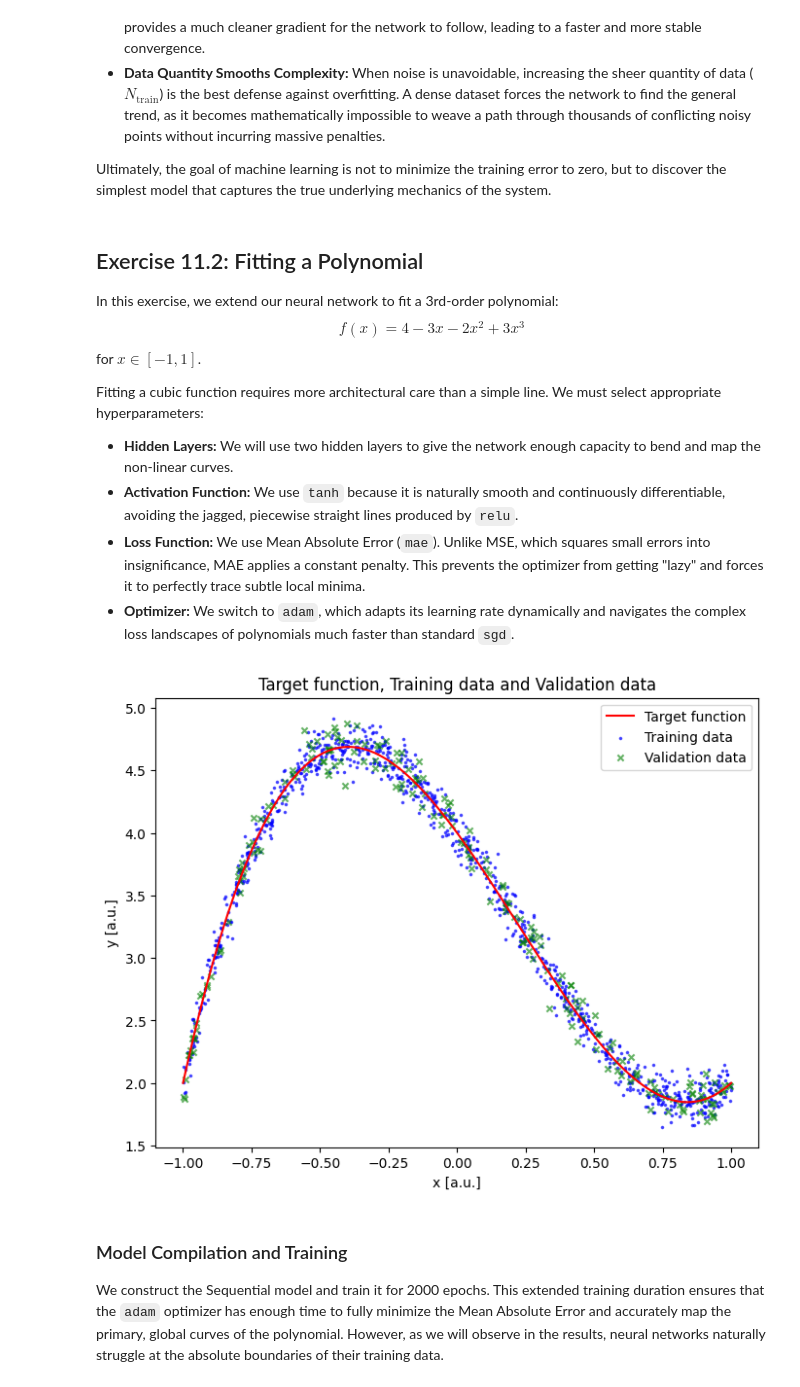
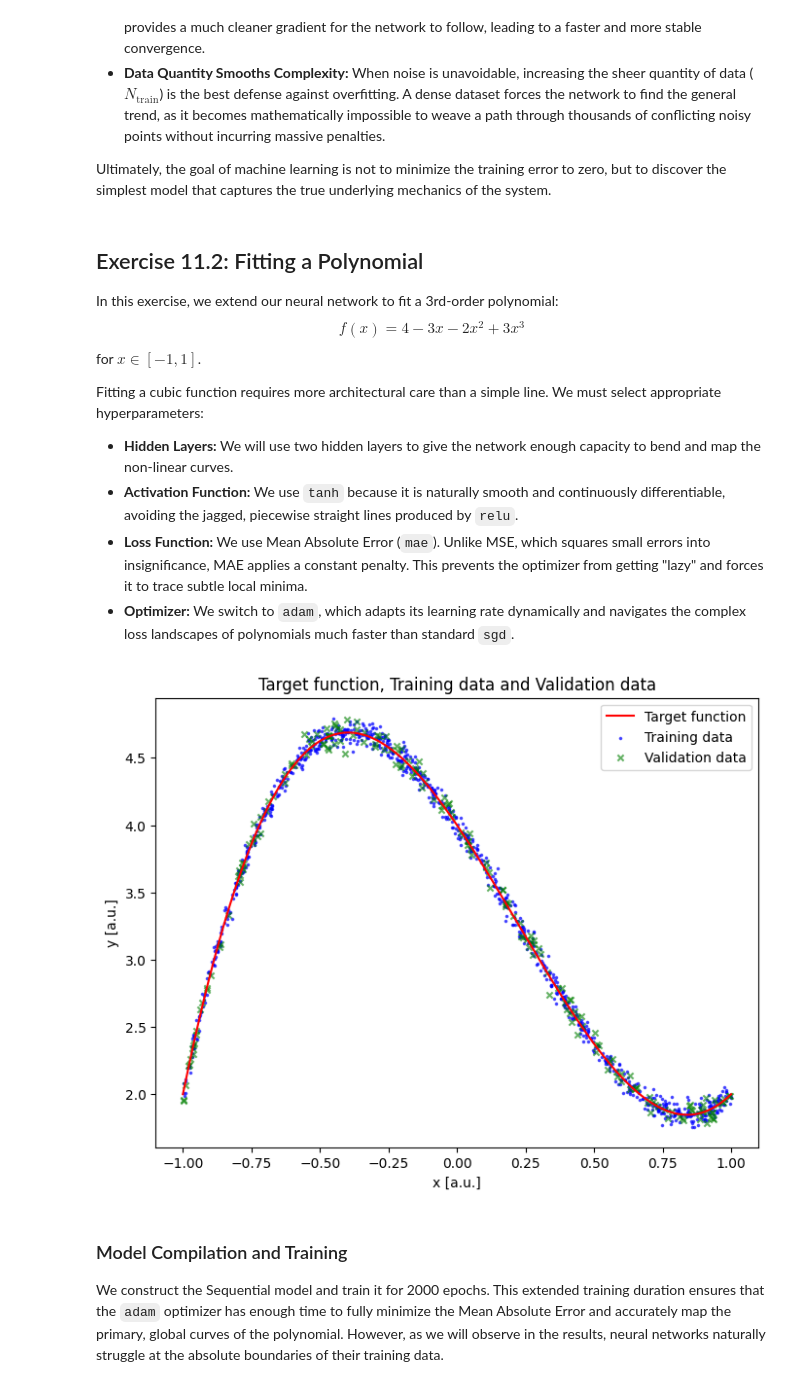
Before and after one commit to giuliagogna/NumericalSimulationLaboratory, a Jupyter notebook: Lab11/exercise11.ipynb, the cells around one changed output. Cells and saved outputs as stored; diff of their text form; code cells hidden in the pictures.

```diff
--- a/Lab11/exercise11.ipynb
+++ b/Lab11/exercise11.ipynb
@@ -289,35 +293,35 @@ for $x \in [-1,1]$.
 Fitting a cubic function requires more architectural care than a simple line. We must select appropriate hyperparameters:
 * **Hidden Layers:** We will use two hidden layers to give the network enough capacity to bend and map the non-linear curves.
 * **Activation Function:** We use `tanh` because it is naturally smooth and continuously differentiable, avoiding the jagged, piecewise straight lines produced by `relu`.
-* **Loss Function:** We use Mean Absolute Error (`mae`). Unlike MSE, which squares small errors into insignificance, MAE applies a constant penalty. This prevents the optimizer from getting "lazy" and forces it to perfectly trace subtle local minima.
+* **Loss Function:** We use Mean Absolute Error (`mae`). Unlike MSE, which squares small errors into insignificance, MAE applies a constant penalty. This prevents the optimizer from getting "lazy" and forces it to trace subtle local minima.
 * **Optimizer:** We switch to `adam`, which adapts its learning rate dynamically and navigates the complex loss landscapes of polynomials much faster than standard `sgd`.
 # %%
 # First plot the function and generate the dataset
 x = np.linspace(-1, 1, 1000)
 y = 4 - 3*x - 2*x**2 + 3*x**3
 
-sigma = 0.1
+sigma = 0.05
 
 np.random.seed(0)
 tf.random.set_seed(0)
 
 x_train = np.random.uniform(-1, 1, 1000)
 x_valid = np.random.uniform(-1, 1, 200)
 y_train = np.random.normal((4 - 3*x_train - 2*x_train**2 + 3*x_train**3), sigma)
 y_valid = np.random.normal((4 - 3*x_valid - 2*x_valid**2 + 3*x_valid**3), sigma)
 
 plt.figure(figsize=(8,6))
 plt.plot(x, y, c='r', label='Target function')
 plt.scatter(x_train, y_train, marker='.', c='b', alpha=0.6, s=10, label='Training data')
 plt.scatter(x_valid, y_valid, marker='x', c='g', alpha=0.6, s=20, label='Validation data')
 
 plt.title("Target function, Training data and Validation data")
 plt.xlabel("x [a.u.]")
 plt.ylabel("y [a.u.]")
 plt.legend()
 plt.show()
 # %% [output]
-[figure, old version]
+[figure, new version]
 # %% [markdown]
 ### Model Compilation and Training
 We construct the Sequential model and train it for 2000 epochs. This extended training duration ensures that the `adam` optimizer has enough time to fully minimize the Mean Absolute Error and accurately map the primary, global curves of the polynomial. However, as we will observe in the results, neural networks naturally struggle at the absolute boundaries of their training data.
```
Also changed, not shown: parts of 15 cells of this notebook, 8 other files.
